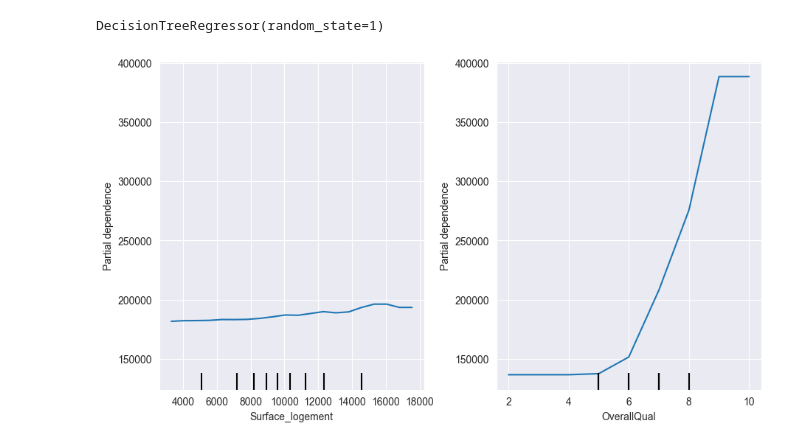
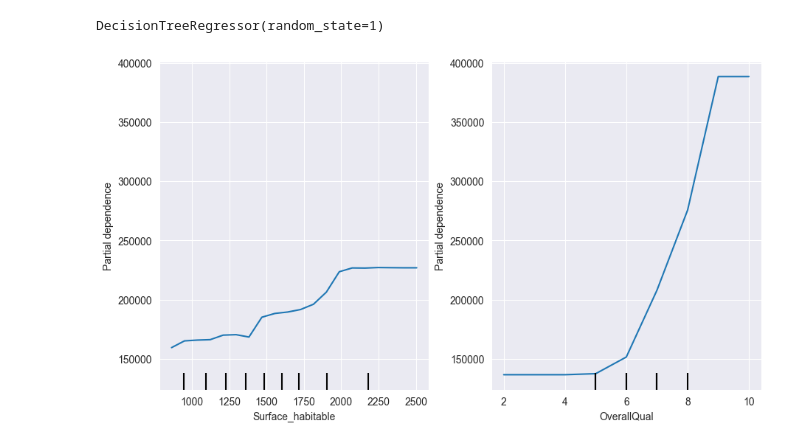
Before and after one commit to LoicHarroue/Challenge-48H-Data, a Jupyter notebook: src/notebook/visualisation/visu_col.ipynb, the cells around one changed output. Cells and saved outputs as stored; diff of their text form; code cells hidden in the pictures.

```diff
--- a/src/notebook/visualisation/visu_col.ipynb
+++ b/src/notebook/visualisation/visu_col.ipynb
@@ -39,25 +39,25 @@ DecisionTreeRegressor(random_state=1)
 # %%
 from time import time
 
 common_params = {
     "subsample": 50,
     "n_jobs": 2,
     "grid_resolution": 20,
     "random_state": 0,
 }
 
 features_info = {
-    "features": ["Surface_logement", "OverallQual"],
+    "features": ["Surface_habitable", "OverallQual"],
     "kind": "average",
 }
 _, ax = plt.subplots(ncols=2, nrows=1, figsize=(9, 5), constrained_layout=True)
 tic = time()
 display = PartialDependenceDisplay.from_estimator(
     hgbdt_model,
     x,
     **features_info,
     ax=ax,
     **common_params,
 )
 # %% [output]
-[figure, old version]
+[figure, new version]
```
